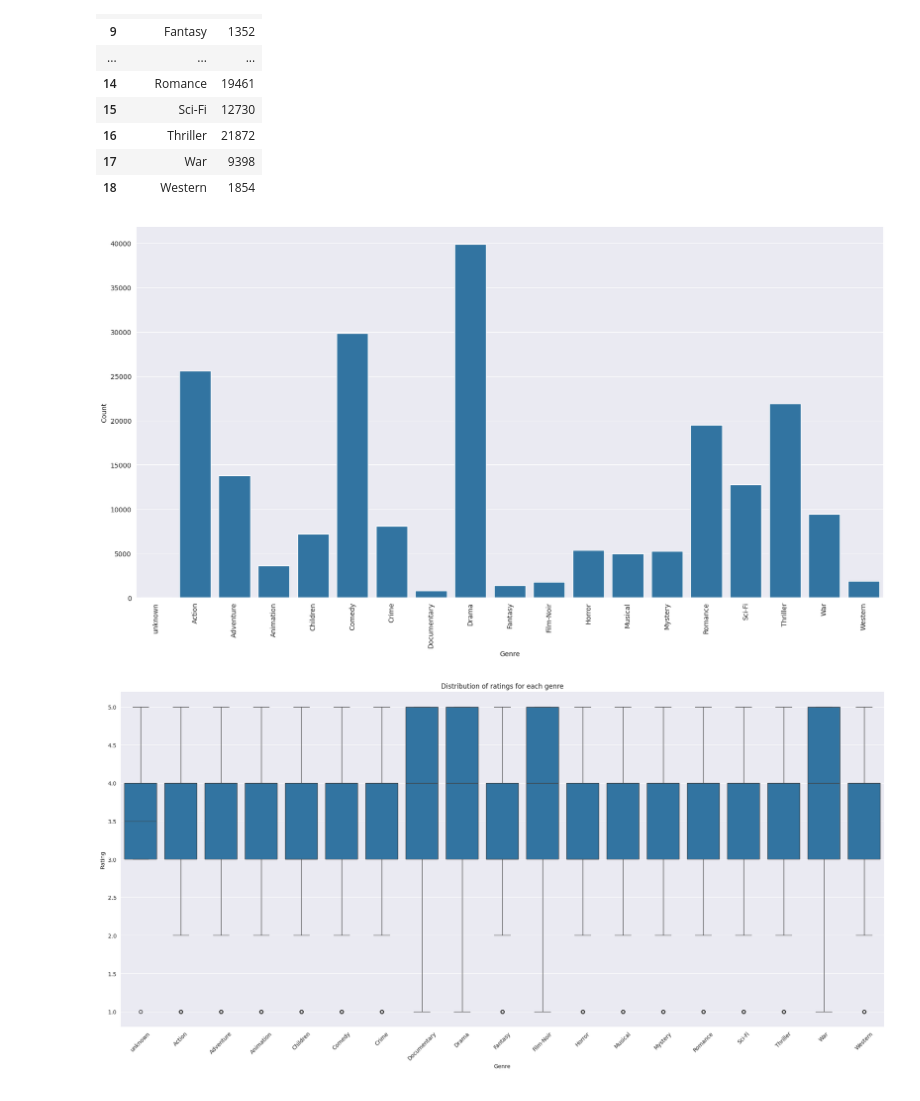
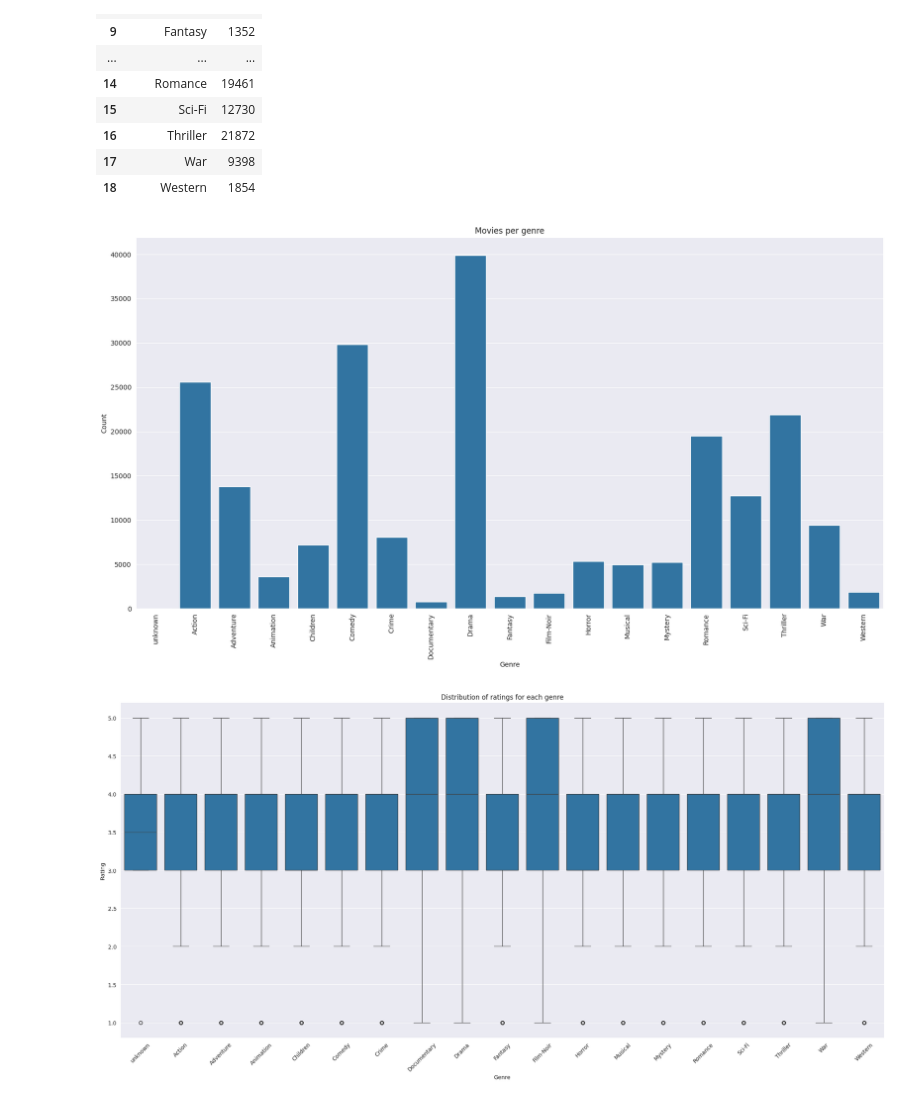
Before and after one commit to pkyoyetera/dynamic-graph-evolution, a Jupyter notebook: notebooks/movie_lens.ipynb, the cells around one changed output. Saved outputs shown, nothing was run; the diff lists cells and outputs as text; code cells hidden in the pictures.

```diff
--- a/notebooks/movie_lens.ipynb
+++ b/notebooks/movie_lens.ipynb
@@ -173,13 +173,14 @@ genre_dist
 # %%
 plt.figure(figsize=(20, 10))
 
 sns.barplot(genre_dist, x="genre", y="count")
 plt.xlabel("Genre")
 plt.ylabel("Count")
 plt.xticks(rotation=90)
+plt.title("Movies per genre")
 plt.show()
 # %% [output]
-[figure, old version]
+[figure, new version]
 # %%
 # We have the genres of the movies, along with their ratings in the merged dataframe movie_data. We want
 # a box plot of the ratings for each genre.
```
Also changed, not shown: parts of 5 cells of this notebook.
